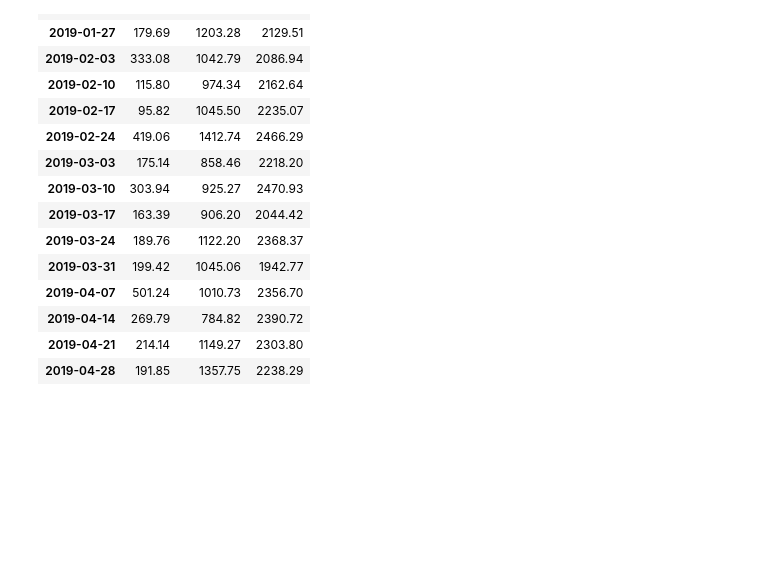
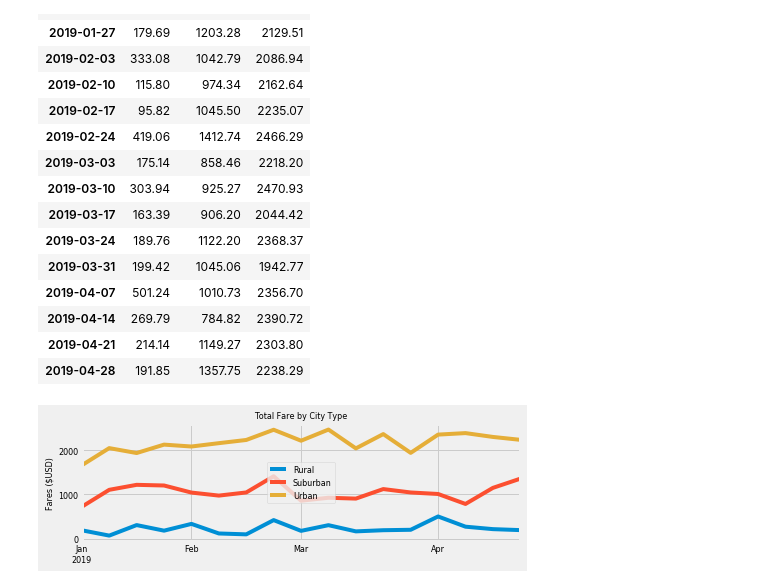
Before and after one commit to berndab/pyber_analysis, a Jupyter notebook: PyBer_Analysis.ipynb, the cells around one changed output. Saved outputs shown, nothing was run; the diff lists cells and outputs as text; code cells hidden in the pictures; blank space fills up the shorter version.

```diff
--- a/PyBer_Analysis.ipynb
+++ b/PyBer_Analysis.ipynb
@@ -231,22 +233,25 @@ pyber_summary_results_df.head()
 # Set the merged data frame index to the 'Date' Column
 pyber_data_df = pyber_data_df.set_index("Date")
 
-# Get total far by date and city type
-per_date_city_type_total_fare_df = pyber_data_df.copy().groupby(["Date", "City Type"])["Fare"].sum().reset_index()
+per_day_type_total_fare_df = pyber_data_df[["City Type", "Fare"]].copy()
+per_day_type_total_fare_df
 
-# Create pivot table city type total fair per date
-per_date_city_type_total_fare_pt = pd.pivot_table(per_date_city_type_total_fare_df, values='Fare', index=['Date'],  columns=['City Type'])
+# Generate total fare for city type by day
+per_day_type_total_fare_df = pyber_data_df.reset_index()
+
+# Generate pivot table total fare for all city types by day
+per_day_type_total_fare_pt = pd.pivot_table(per_day_type_total_fare_df, values='Fare', index=['Date'],  columns=['City Type'])
 
 # filter data frame for ride data betwwen Jan and March 28
-per_date_city_type_total_fare_pt = per_date_city_type_total_fare_pt.loc['2019-01-01':'2019-04-28']
+per_day_type_total_fare_pt = per_day_type_total_fare_pt.loc['2019-01-01':'2019-04-28']
 
 # Resample the data by week
-per_date_city_type_total_fare_pt = per_date_city_type_total_fare_pt.resample("w")
+per_day_type_total_fare_pt = per_day_type_total_fare_pt.resample("w")
 
-# Generate weekly total fares for city types  by week
-per_date_city_type_total_fare_pt = per_date_city_type_total_fare_pt.sum()
+# Generate pivot table total fare for all city types by week
+per_week_city_type_total_fare_pt = per_day_type_total_fare_pt.sum()
 
-per_date_city_type_total_fare_pt
+per_week_city_type_total_fare_pt
 # %% [output]
 | City Type | Rural | Suburban | Urban |
 | Date |  |  |  |
@@ -267,3 +272,24 @@ per_date_city_type_total_fare_pt
 | 2019-04-14 | 269.79 | 784.82 | 2390.72 |
 | 2019-04-21 | 214.14 | 1149.27 | 2303.80 |
 | 2019-04-28 | 191.85 | 1357.75 | 2238.29 |
+# %%
+# Specify plot stype
+plt.style.use('fivethirtyeight')
+
+# Specify plot font size
+font_size = 8
+
+# Create axis object from the data frame plot method
+ax = per_week_city_type_total_fare_pt.plot(figsize=(7,2),  fontsize=font_size)
+
+# Set plot details
+ax.grid(True)
+ax.set_xlabel("", fontsize=font_size)
+ax.set_ylabel("Fares ($USD)", fontsize=font_size)
+ax.set_title("Total Fare by City Type", fontsize=font_size)
+ax.legend(loc="center", fontsize=font_size)
+
+# Save plot
+plt.savefig("analysis\PyBer_Analysis.png")
+# %% [output]
+[figure, added]
```
Also changed, not shown: parts of 1 cell of this notebook.
